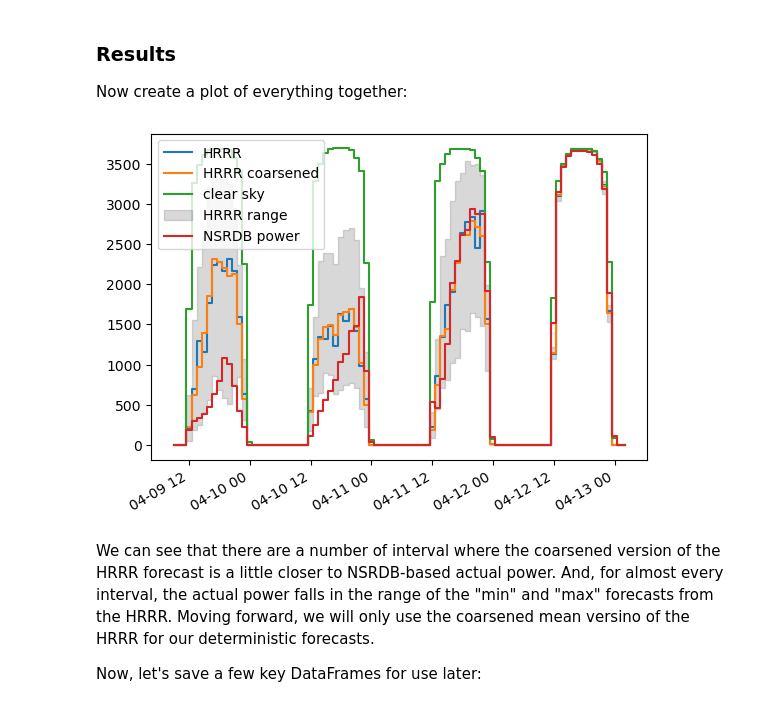
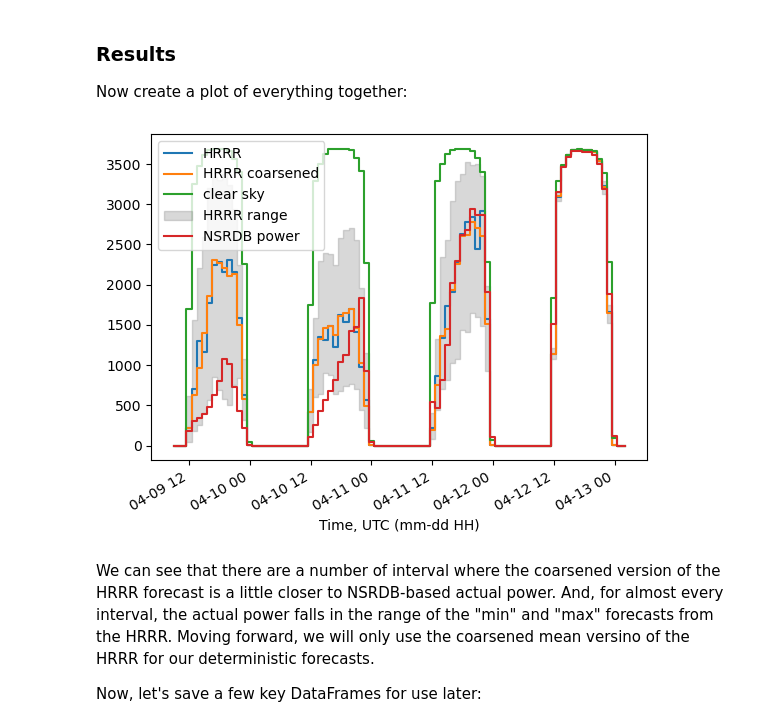
Before and after one commit to williamhobbs/solar-fleet-forecast-probability-tool, a Jupyter notebook: 02_solar_power_forecasts.ipynb, the cells around one changed output. Drawn from its saved outputs; the diff is of its cells as text; code cells hidden in the pictures.

```diff
--- a/02_solar_power_forecasts.ipynb
+++ b/02_solar_power_forecasts.ipynb
@@ -651,23 +653,24 @@ Now create a plot of everything together:
 # %%
 plt.plot(power_ac_hrrr_all.index, power_ac_hrrr_all.power_ac, drawstyle='steps-mid',
          label='HRRR')
 plt.plot(p_ac_hrrr_coarse_all.index, p_ac_hrrr_coarse_all.power_ac, drawstyle='steps-mid',
          label='HRRR coarsened')
 plt.plot(power_ac_cs_all.loc[mask].index, power_ac_cs_all.loc[mask].power_ac,
          drawstyle='steps-mid', label='clear sky')
 plt.fill_between(p_ac_hrrr_coarse_min_all.index,
                  p_ac_hrrr_coarse_min_all.power_ac,
                  p_ac_hrrr_coarse_max_all.power_ac,
                  step='mid', color="gray", alpha=0.3, label='HRRR range')
 plt.plot(power_ac_nsrdb_all.loc[mask].index,
          power_ac_nsrdb_all.loc[mask].power_ac,
          drawstyle='steps-mid',
          label='NSRDB power')
 plt.legend()
 plt.gcf().autofmt_xdate()
+plt.xlabel('Time, UTC (mm-dd HH)')
 plt.show()
 # %% [output]
-[figure, old version]
+[figure, new version]
 # %% [markdown]
 We can see that there are a number of interval where the coarsened version of the HRRR forecast is a little closer to NSRDB-based actual power. And, for almost every interval, the actual power falls in the range of the "min" and "max" forecasts from the HRRR. Moving forward, we will only use the coarsened mean versino of the HRRR for our deterministic forecasts.
 
```
Also changed, not shown: parts of 2 cells of this notebook, 7 other files.
